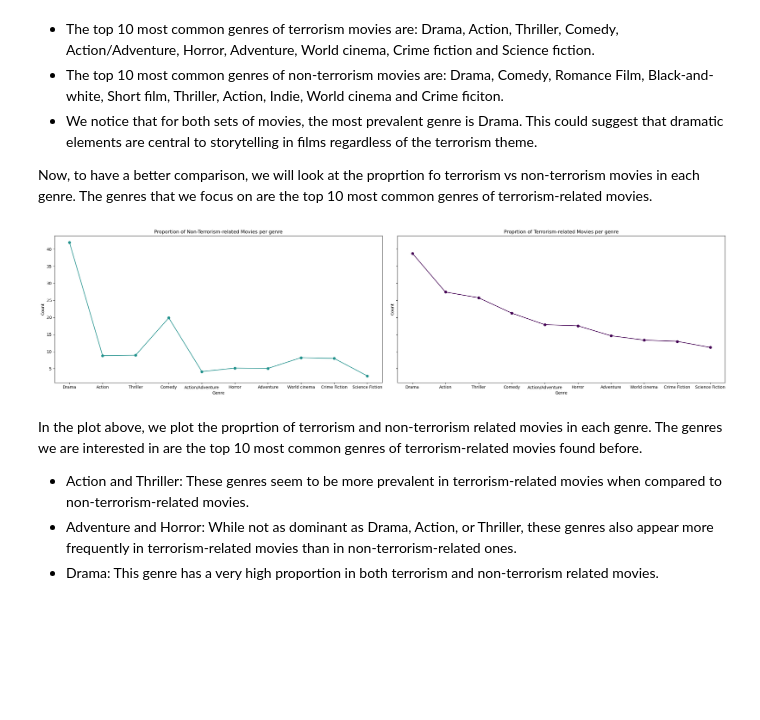
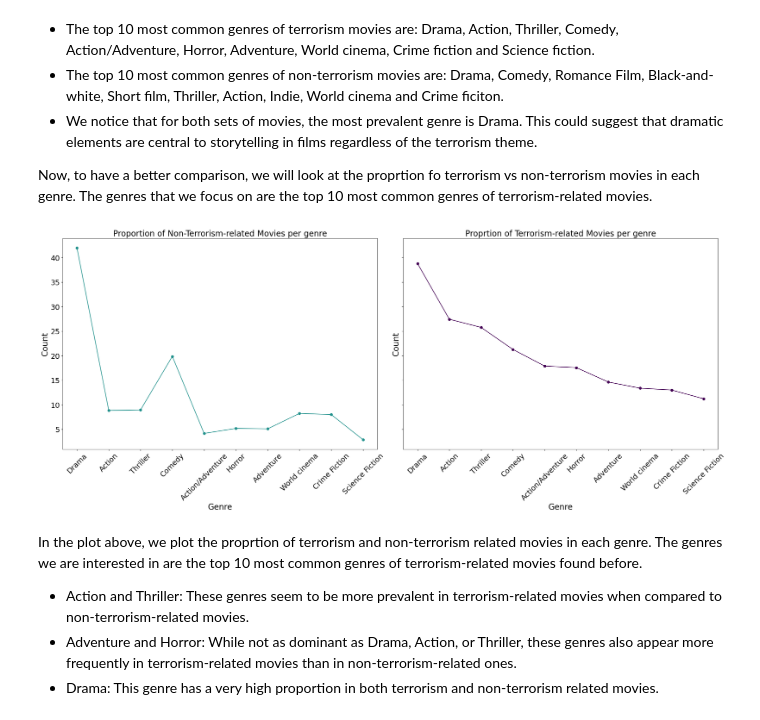
Before and after one commit to epfl-ada/ada-2023-project-boat2023, a Jupyter notebook: projectADA.ipynb, the cells around one changed output. Saved outputs shown, nothing was run; the diff lists cells and outputs as text; code cells hidden in the pictures; blank space fills up the shorter version.

```diff
--- a/projectADA.ipynb
+++ b/projectADA.ipynb
@@ -366,22 +366,26 @@ proportion_non_terrorism_movies = top_non_terrorism_movies*100/len(non_terrorism
 proportion_terrorism_movies = top_10_terrorism_movies*100/len(t_movies)
 # %%
 #Plot the barplots of movie genres for terrorism vs non-terrorism-related movies
-fig, axes = plt.subplots(nrows=1, ncols=2, figsize=(24, 6), sharex=True, sharey=True)
+fig, axes = plt.subplots(nrows=1, ncols=2, figsize=(24, 10), sharex=True, sharey=True)
 
 axes[0].plot(proportion_non_terrorism_movies, marker='o', color='#21918c')
-axes[0].set_title('Proportion of Non-Terrorism-related Movies per genre')
-axes[0].set_xlabel('Genre')
-axes[0].set_ylabel('Count')
+axes[0].set_title('Proportion of Non-Terrorism-related Movies per genre', fontsize=20)
+axes[0].set_xlabel('Genre', fontsize=20)
+axes[0].set_ylabel('Count', fontsize=20)
+axes[0].tick_params(axis='x', labelsize=18, rotation=45)
+axes[0].tick_params(axis='y', labelsize=18)
 
 axes[1].plot(proportion_terrorism_movies, marker='o', color='#440154')
-axes[1].set_title('Proprtion of Terrorism-related Movies per genre')
-axes[1].set_ylabel('Count')
-axes[1].set_xlabel('Genre')
+axes[1].set_title('Proprtion of Terrorism-related Movies per genre', fontsize=20)
+axes[1].set_xlabel('Genre', fontsize=20)
+axes[1].set_ylabel('Count', fontsize=20)
+axes[1].tick_params(axis='x', labelsize=18, rotation=45)
+axes[1].tick_params(axis='y', labelsize=18)
 
 plt.tight_layout()
 plt.show()
 # %% [output]
-[figure, old version]
+[figure, new version]
 # %% [markdown]
 In the plot above, we plot the proprtion of terrorism and non-terrorism related movies in each genre. The genres we are interested in are the top 10 most common genres of terrorism-related movies found before.
 
```
Also changed, not shown: 4 other files.
